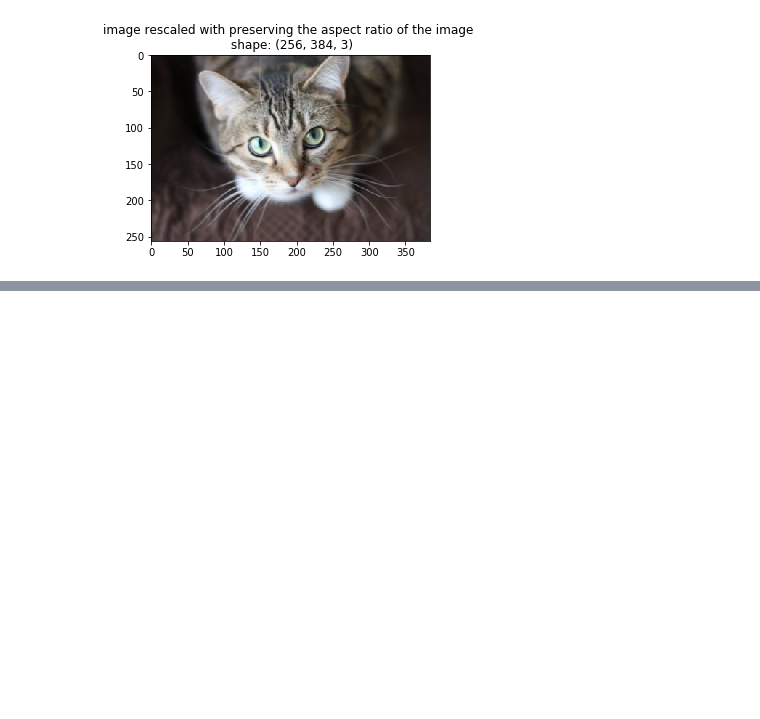
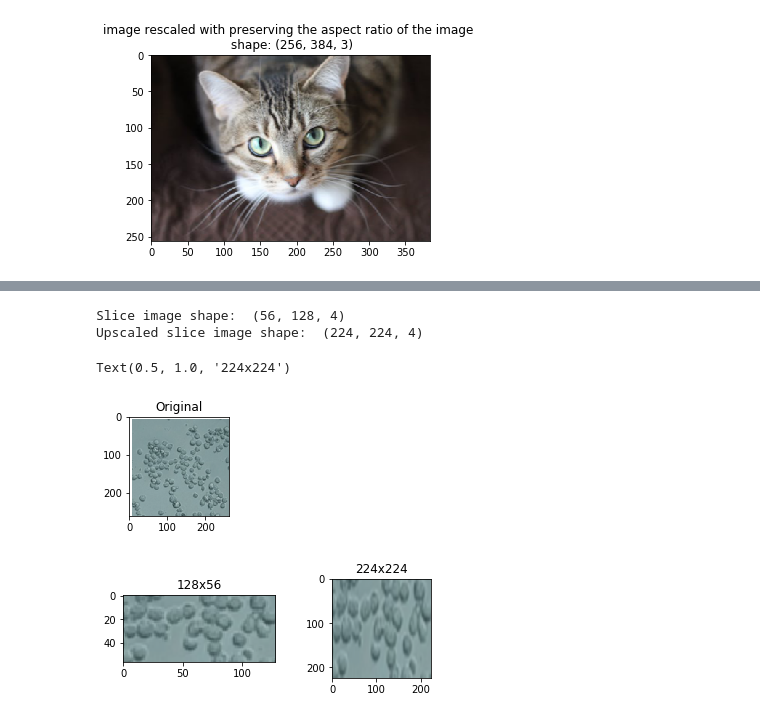
Before and after one commit to alisharifara/myCaffe2Examples, a Jupyter notebook: 05-ImagePreProcessingPipeline.ipynb, the cells around one changed output, grey strips where cells are left out. Drawn from its saved outputs; the diff is of its cells as text; code cells hidden in the pictures; blank space fills up the shorter version.

```diff
--- a/05-ImagePreProcessingPipeline.ipynb
+++ b/05-ImagePreProcessingPipeline.ipynb
@@ -113,0 +164,41 @@ display_image(img_rescaled, 'image rescaled with preserving the aspect ratio of
+# %%
+def crop_center(img,cropx,cropy):
+    y,x,c = img.shape
+    startx = x//2-(cropx//2)
+    starty = y//2-(cropy//2)
+    return img[starty:starty+cropy,startx:startx+cropx]
+
+imgTiny = "images/imagetiny.png"
+imgTiny = skimage.img_as_float(skimage.io.imread(imgTiny)).astype(np.float32)
+imgTinySlice = crop_center(imgTiny, 128, 56)
+
+# Plot original
+pyplot.figure()
+pyplot.subplot(2, 1, 1)
+pyplot.imshow(imgTiny)
+pyplot.axis('on')
+pyplot.title('Original')
+
+# Plot slice
+pyplot.figure()
+pyplot.subplot(2, 2, 1)
+pyplot.imshow(imgTinySlice)
+pyplot.axis('on')
+pyplot.title('128x56')
+
+# Upscale?
+print ("Slice image shape: ", imgTinySlice.shape)
+imgTiny224 = skimage.transform.resize(imgTinySlice, (224, 224))
+print ("Upscaled slice image shape: ", imgTiny224.shape)
+
+# Plot upscaled
+pyplot.subplot(2, 2, 2)
+pyplot.imshow(imgTiny224)
+pyplot.axis('on')
+pyplot.title('224x224')
+# %% [output]
+Slice image shape:  (56, 128, 4)
+Upscaled slice image shape:  (224, 224, 4)
+Text(0.5, 1.0, '224x224')
+[figure, added]
+[figure, added]
```
Also changed, not shown: parts of 3 cells of this notebook, 1 other file.
